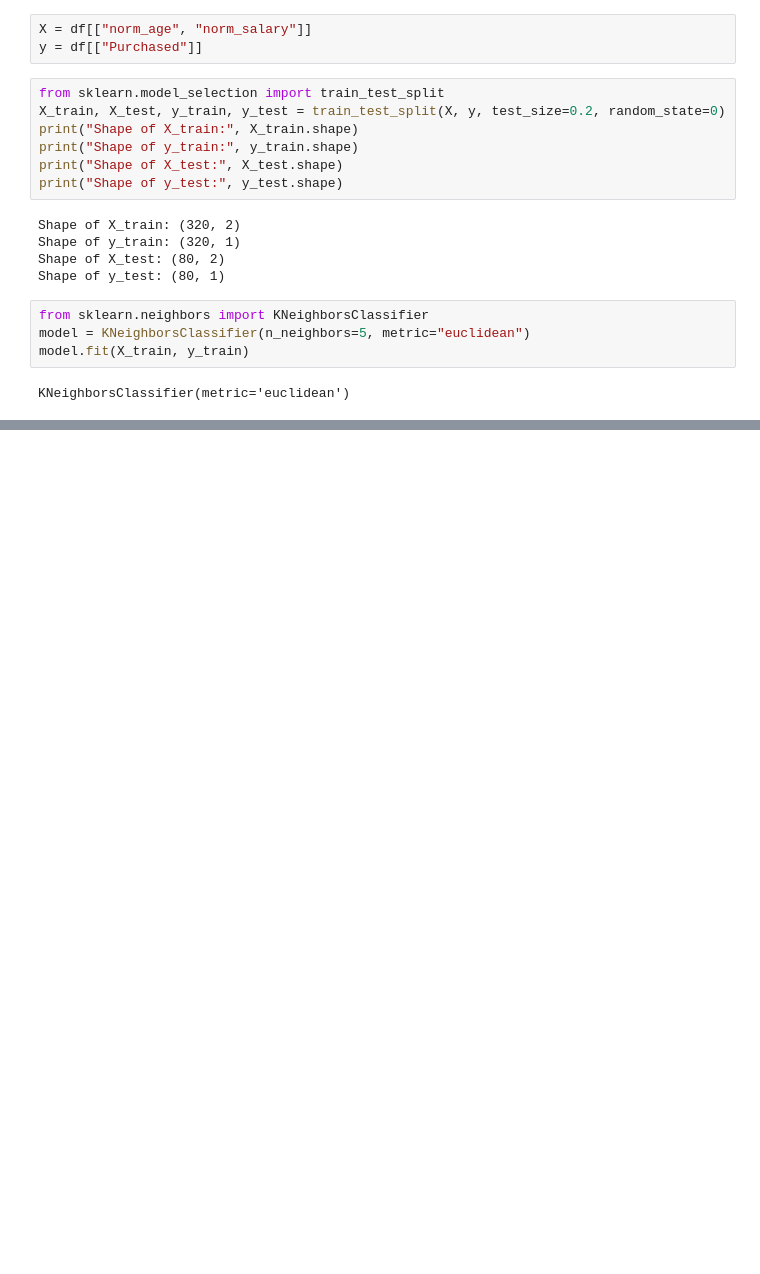
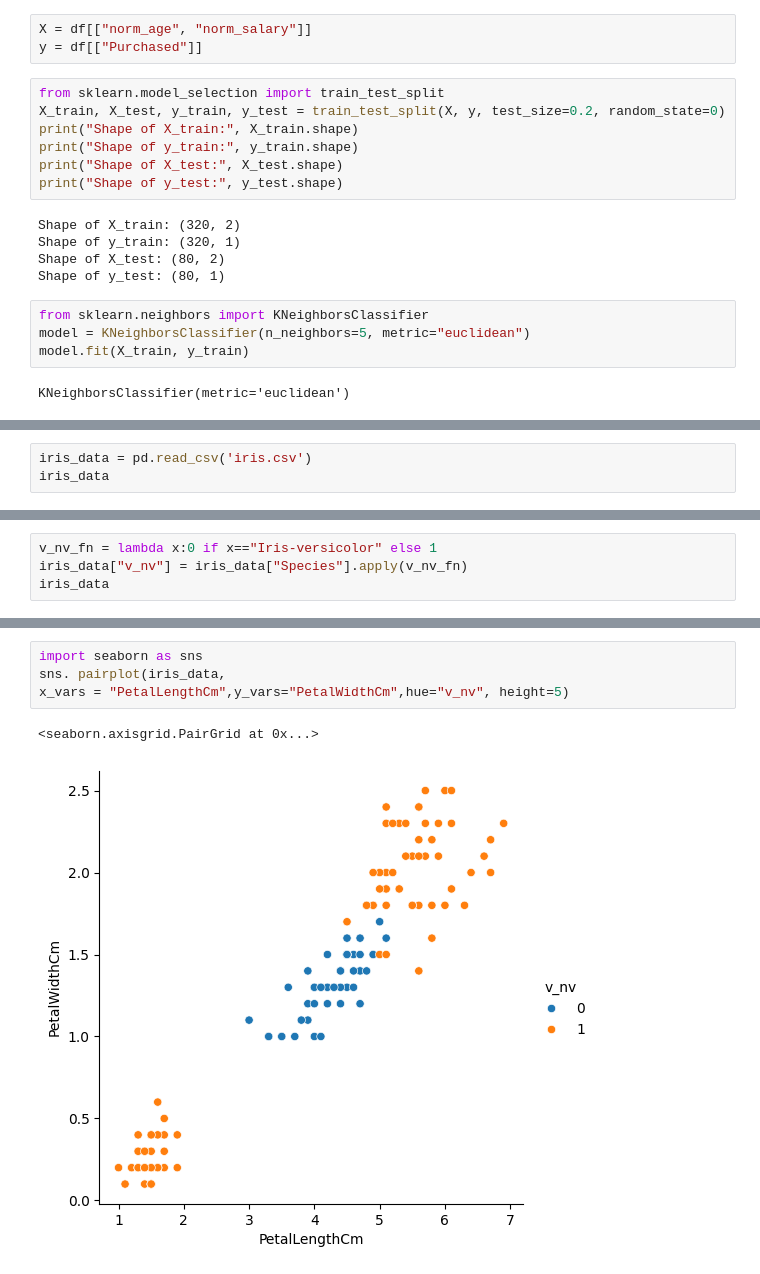
Before and after one commit to raghu24k/ML-Practical, a Jupyter notebook: Submission3.ipynb, the cells around one changed output, grey strips where cells are left out. Cells and saved outputs as stored; diff of their text form; blank space fills up the shorter version.

```diff
--- a/Submission3.ipynb
+++ b/Submission3.ipynb
@@ -265,0 +212,3 @@ NameError: name 'iris_data' is not defined
+# %%
+iris_data = pd.read_csv('iris.csv')
+iris_data
@@ -265,0 +233,4 @@ NameError: name 'iris_data' is not defined
+# %%
+v_nv_fn = lambda x:0 if x=="Iris-versicolor" else 1
+iris_data["v_nv"] = iris_data["Species"].apply(v_nv_fn)
+iris_data
@@ -265,0 +251,7 @@ NameError: name 'iris_data' is not defined
+# %%
+import seaborn as sns
+sns. pairplot(iris_data,
+x_vars = "PetalLengthCm",y_vars="PetalWidthCm",hue="v_nv", height=5)
+# %% [output]
+<seaborn.axisgrid.PairGrid at 0x...>
+[figure, added]
```
Also changed, not shown: parts of 25 cells of this notebook, 1 other file.
